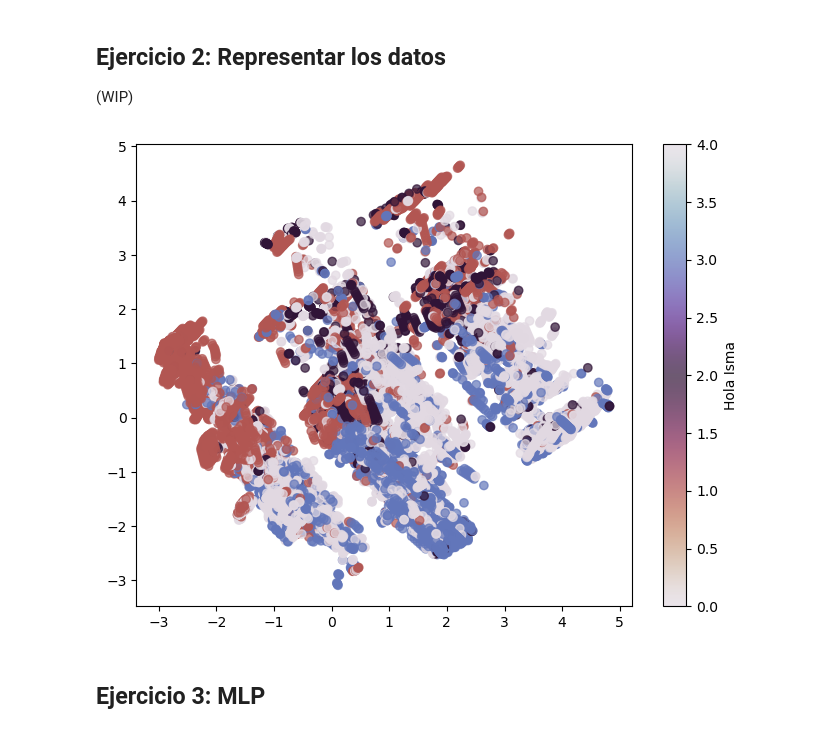
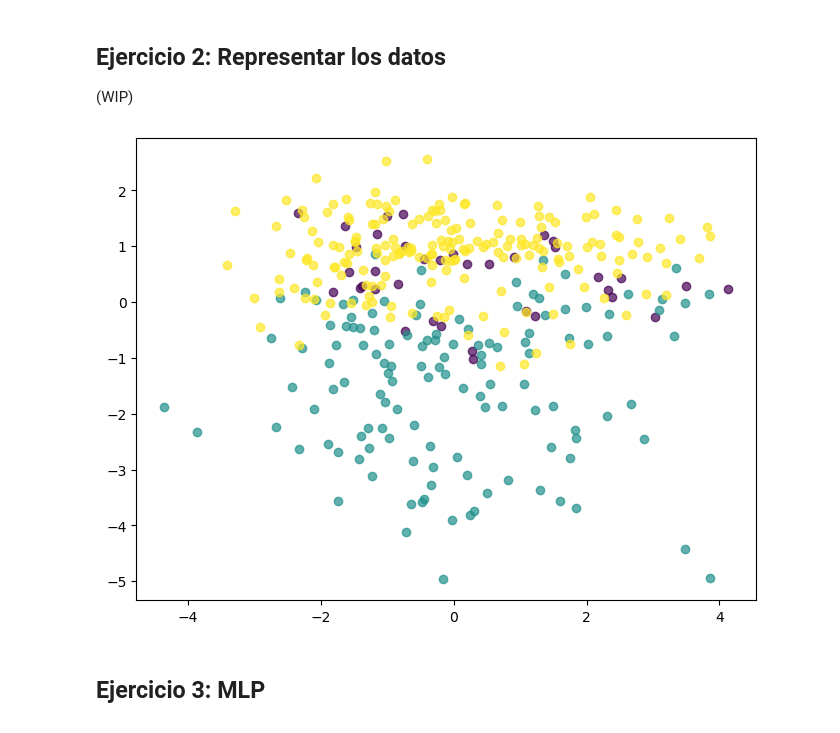
Before and after one commit to pokoli0/AAMD, a Jupyter notebook: Practica5/Practica5Enuncuado/guia.ipynb, the cells around one changed output. Cells and saved outputs as stored; diff of their text form; code cells hidden in the pictures.

```diff
--- a/Practica5/Practica5Enuncuado/guia.ipynb
+++ b/Practica5/Practica5Enuncuado/guia.ipynb
@@ -222,57 +137,55 @@ final_data.to_csv("preprocessedData.csv", index=False)
 # %%
 import pandas as pd
 import matplotlib.pyplot as plt
+import numpy as np
+
 
 # para estos hay que estar en el entorno, mejor abrir con anaconda
 from sklearn.decomposition import PCA
 from sklearn.preprocessing import StandardScaler
 
-import matplotlib.pyplot as plt
+# -------------------- / FILTRADO DE DATOS / -------------------
+x = final_data
+y = labeled_data
 
-
-# ---------------- / LECTURA / ---------------------
-# estamos usando los datos ya normalizados
-data = pd.read_csv("preprocessedData.csv")  # abre el archivo de los datos limpios y preprocesados
-
-
-# -------------------- / FILTRADO DE DATOS / -------------------
-# selecciona las columnas innecesarias que no queramos represetar
-unnecessary_columns = ["action"]
-# coge los atributos que queramos representar
-atributes = data.drop(columns=unnecessary_columns)   # coge la primera columna MENOS la de action lmao
-# para el color cogemos el dato solucion
-color = data["action"]  #codificando cada action como un color
+color = y  #codificando cada action como un color
 
 # ------------------- / DISMINUCION DE DIMENSIONES / ------------------------
+pca_comp = PCA(n_components=2)
+x_pca = pca_comp.fit_transform(x)
 
-# MOMENTO PCA:
-# eL PCA lo que hace es minimizar linealmente el numero de atributos que queramos representar segun sus correlaciones,
-# es decir, intenta sacar las x variables mas representativas
-# indicamos cuantos componentes queremos, como queremos hacer la representacion visual ponemos 2
-pca_comp = PCA(n_components=2)
-hola = pca_comp.fit_transform(atributes)
+clase = solucion
+df_pca = pd.DataFrame({
+    "c1": x_pca[:, 0],
+    "c2": x_pca[:, 1],
+    clase: y
+})
+grupos = sorted(df_pca[clase].unique())
+
+# colores
+colormap = plt.colormaps.get_cmap("viridis")
+colors = colormap(np.linspace(0, 1, len(grupos)))
+
 
 # ---------------------------- / PINTADO / ------------------------
 
-# pintamos la tabla
+# dibujado
 plt.figure(figsize=(8,6))
+for idx, grupo in enumerate(grupos):
+    # para pintar cada posible solucion
+    subset = df_pca[df_pca[clase] == grupo]
+    plt.scatter(
+        subset["c1"],
+        subset["c2"],
+        label=f"Grupo {grupo}",
+        c = colors[idx],
+        alpha = 0.7
+        )
 
-# pintamos los datos
-scatter = plt.scatter(
-    hola[:, 0],                 # eje x
-    hola[:, 1],                 # eje y
-    c = color.astype(int),      # color
-    cmap = "twilight_r",        # paleta
-    alpha = 0.7                 # alfa
-)
 
-# pintamos la barra
-plt.colorbar(scatter, label="Hola Isma")
-
-# enseñamos la frafica
 plt.show()
 # %% [output]
-[figure, old version]
+[figure, new version]
 # %% [markdown]
 ## Ejercicio 3: MLP
 # %%
```
Also changed, not shown: parts of 10 cells of this notebook, 3 other files.
